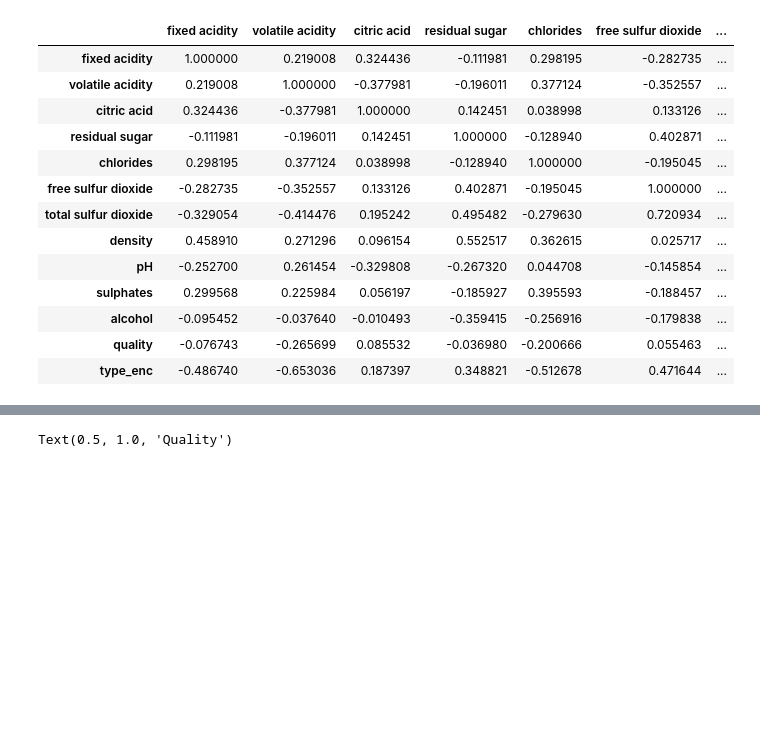
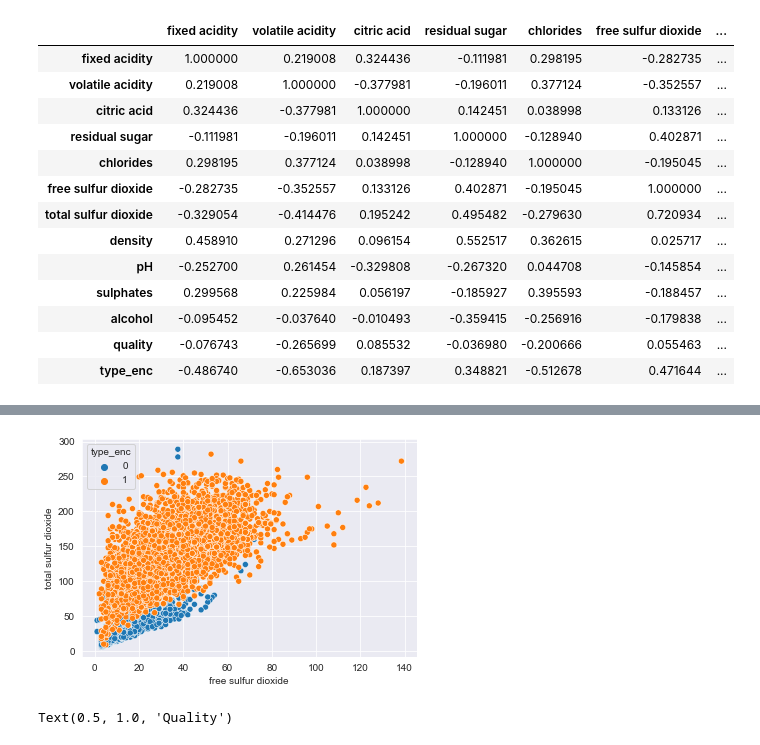
Before and after one commit to CherifYasmine/wine-quality-prediction, a Jupyter notebook: wine-quality-prediction.ipynb, the cells around one changed output, grey strips where cells are left out. Drawn from its saved outputs; the diff is of its cells as text; code cells hidden in the pictures; blank space fills up the shorter version.

```diff
--- a/wine-quality-prediction.ipynb
+++ b/wine-quality-prediction.ipynb
@@ -144,7 +172,13 @@ plt.show()
 # %%
 # We noticed there are outlier entries in the data so we're going to remove them from the dataset
-q = df["density"].quantile(0.999)
-df=df[df["density"] < q]
+q = df["total sulfur dioxide"].quantile(0.999)
+df=df[df["total sulfur dioxide"] < q]
+# %%
+# Let's recheck if we removed the outliers
+sns.scatterplot(data=df, x='free sulfur dioxide', y='total sulfur dioxide', hue='type_enc')
+plt.show()
+# %% [output]
+[figure, added]
 # %%
 # We show the balance of labels with a bar plot
 df.type_enc.value_counts().plot(kind='bar')
```
Also changed, not shown: parts of 24 cells of this notebook, 1 other file.
